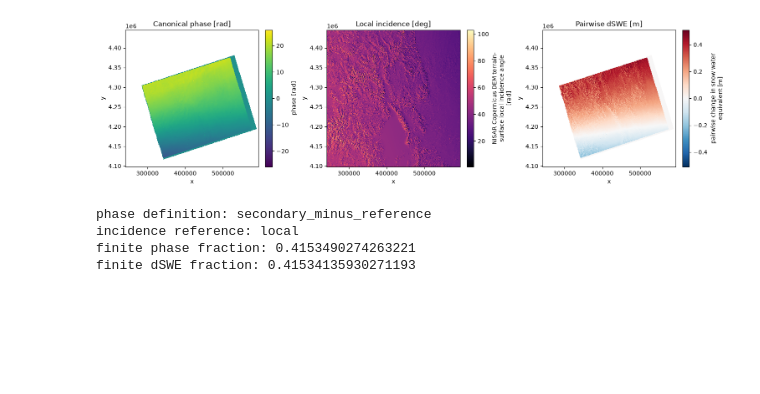
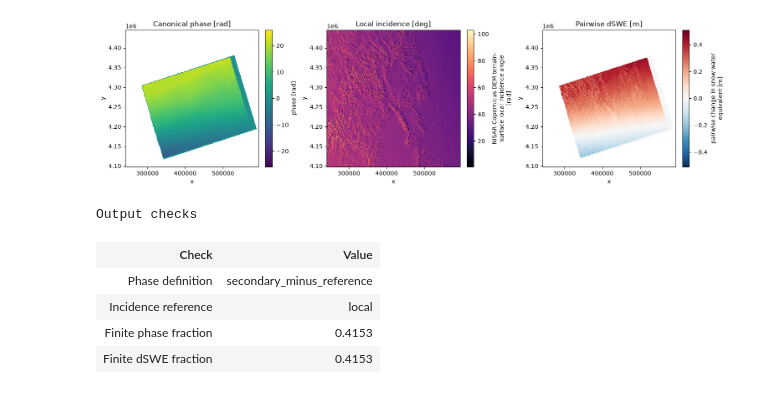
Before and after one commit to snowin-org/snowin, a Jupyter notebook: notebooks/02_real_nisar_gunw_workflow.ipynb, the cells around one changed output. Cells and saved outputs as stored; diff of their text form; code cells hidden in the pictures; blank space fills up the shorter version.

```diff
--- a/notebooks/02_real_nisar_gunw_workflow.ipynb
+++ b/notebooks/02_real_nisar_gunw_workflow.ipynb
@@ -222,16 +258,14 @@ scientific_reference :
 Leinss et al. (2015), Eq. 18
 [figure]
 # %%
-print("phase definition:", pair.attrs.get("phase_difference_definition"))
-print(
-    "incidence reference:",
-    pair["incidence_angle"].attrs.get("incidence_angle_reference"),
-)
-print("finite phase fraction:", float(np.isfinite(phase_preview).mean()))
-print("finite dSWE fraction:", float(np.isfinite(dswe_preview).mean()))
+display(HTML(
+    f"<h3>Output checks</h3><table><tr><th>Check</th><th>Value</th></tr><tr><td>Phase definition</td><td><code>{pair.attrs.get('phase_difference_definition')}</code></td></tr><tr><td>Incidence reference</td><td><code>{pair['incidence_angle'].attrs.get('incidence_angle_reference')}</code></td></tr><tr><td>Finite phase fraction</td><td>{float(np.isfinite(phase_preview).mean()):.4f}</td></tr><tr><td>Finite dSWE fraction</td><td>{float(np.isfinite(dswe_preview).mean()):.4f}</td></tr></table>"
+))
 pair.close()
 # %% [output]
-phase definition: secondary_minus_reference
-incidence reference: local
-finite phase fraction: 0.4153490274263221
-finite dSWE fraction: 0.41534135930271193
+Output checks
+| Check | Value |
+| Phase definition | secondary_minus_reference |
+| Incidence reference | local |
+| Finite phase fraction | 0.4153 |
+| Finite dSWE fraction | 0.4153 |
```
Also changed, not shown: parts of 5 cells of this notebook, 1 other file.
